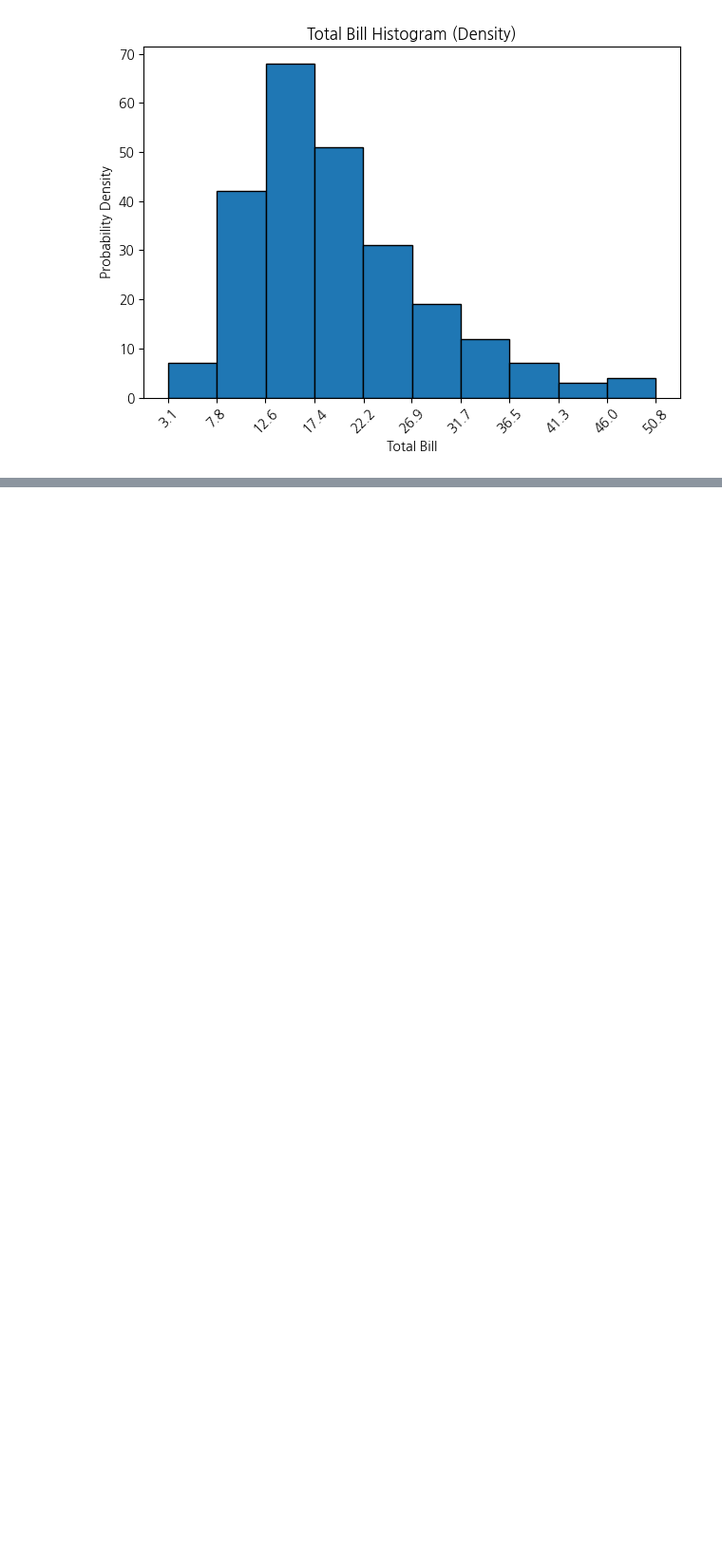
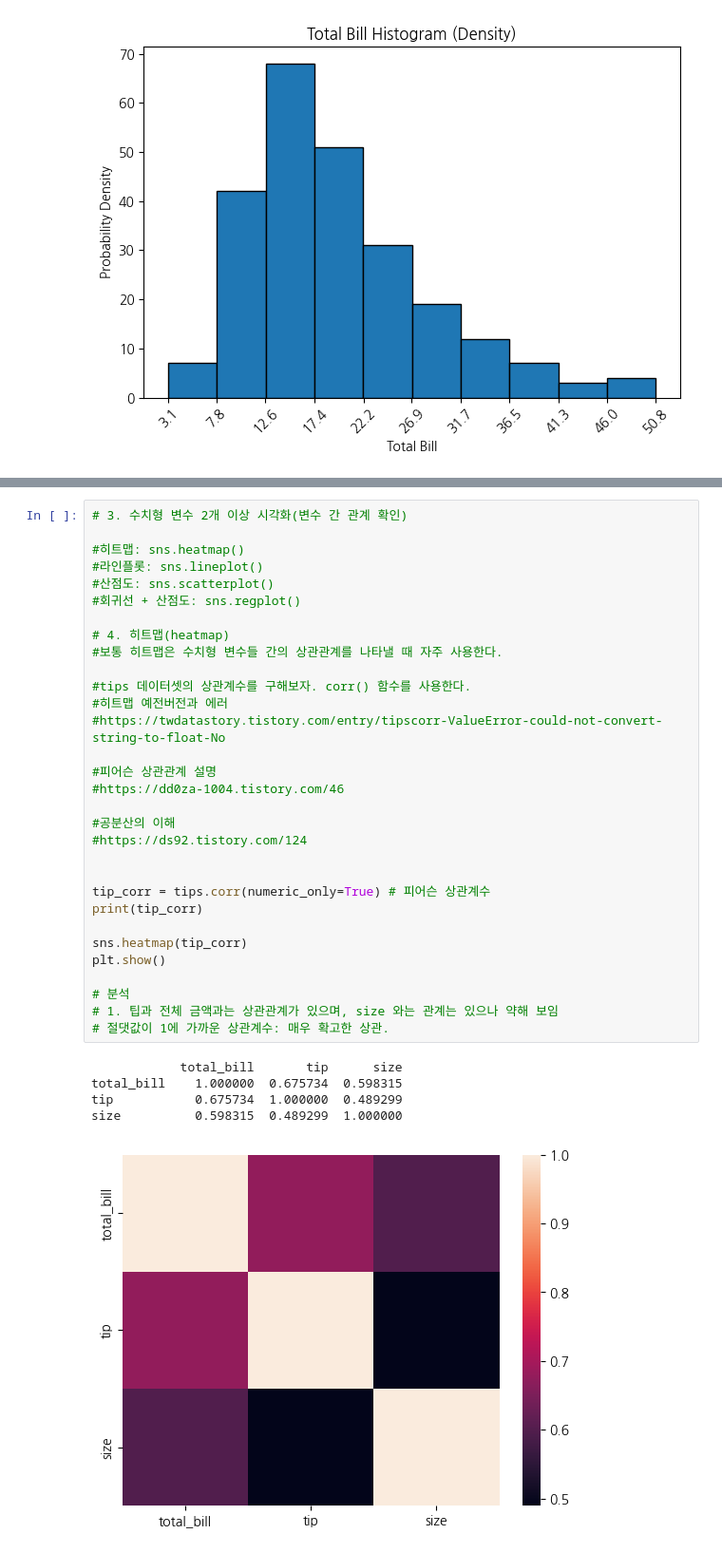
Before and after one commit to agooun-sudo/Gwanggu-ai-academy-park, a Jupyter notebook: 03. 시각화/02-데이터시각화-씨본-차트.ipynb, the cells around one changed output, grey strips where cells are left out. Shown at 95% size. Cells and saved outputs as stored; diff of their text form; blank space fills up the shorter version.

```diff
--- a/03. 시각화/02-데이터시각화-씨본-차트.ipynb
+++ b/03. 시각화/02-데이터시각화-씨본-차트.ipynb
@@ -143,0 +218,37 @@ plt.show()
+# %%
+# 3. 수치형 변수 2개 이상 시각화(변수 간 관계 확인)
+
+#히트맵: sns.heatmap()
+#라인플롯: sns.lineplot()
+#산점도: sns.scatterplot()
+#회귀선 + 산점도: sns.regplot()
+
+# 4. 히트맵(heatmap)
+#보통 히트맵은 수치형 변수들 간의 상관관계를 나타낼 때 자주 사용한다.
+
+#tips 데이터셋의 상관계수를 구해보자. corr() 함수를 사용한다.
+#히트맵 예전버전과 에러
+#https://twdatastory.tistory.com/entry/tipscorr-ValueError-could-not-convert-string-to-float-No
+
+#피어슨 상관관계 설명
+#https://dd0za-1004.tistory.com/46
+
+#공분산의 이해
+#https://ds92.tistory.com/124
+
+
+tip_corr = tips.corr(numeric_only=True) # 피어슨 상관계수
+print(tip_corr)
+
+sns.heatmap(tip_corr)
+plt.show()
+
+# 분석
+# 1. 팁과 전체 금액과는 상관관계가 있으며, size 와는 관계는 있으나 약해 보임
+# 절댓값이 1에 가까운 상관계수: 매우 확고한 상관.
+# %% [output]
+            total_bill       tip      size
+total_bill    1.000000  0.675734  0.598315
+tip           0.675734  1.000000  0.489299
+size          0.598315  0.489299  1.000000
+[figure, added]
```
Also changed, not shown: parts of 16 cells of this notebook, 4 other files.
